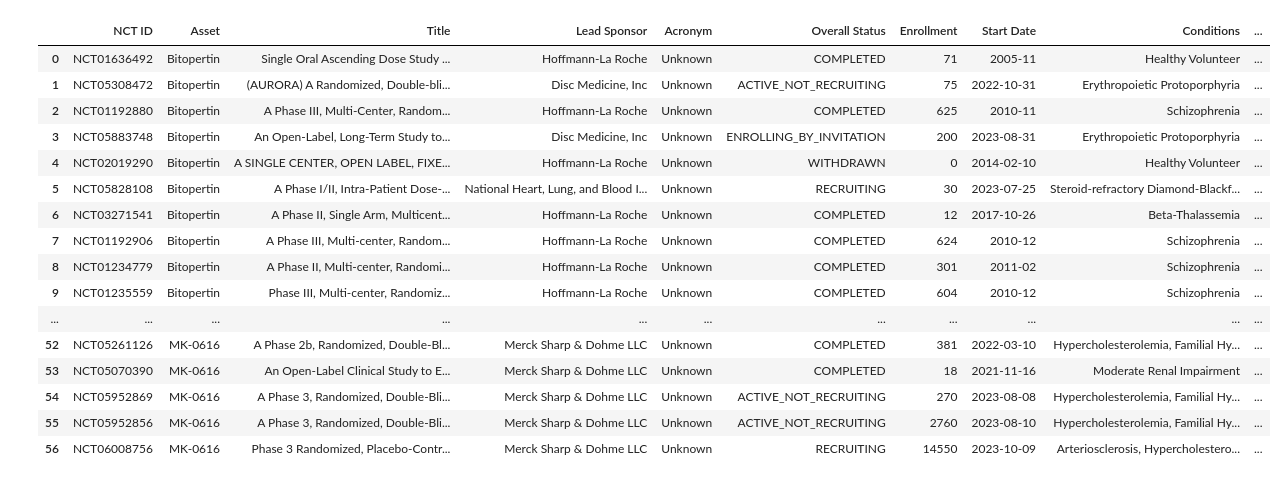
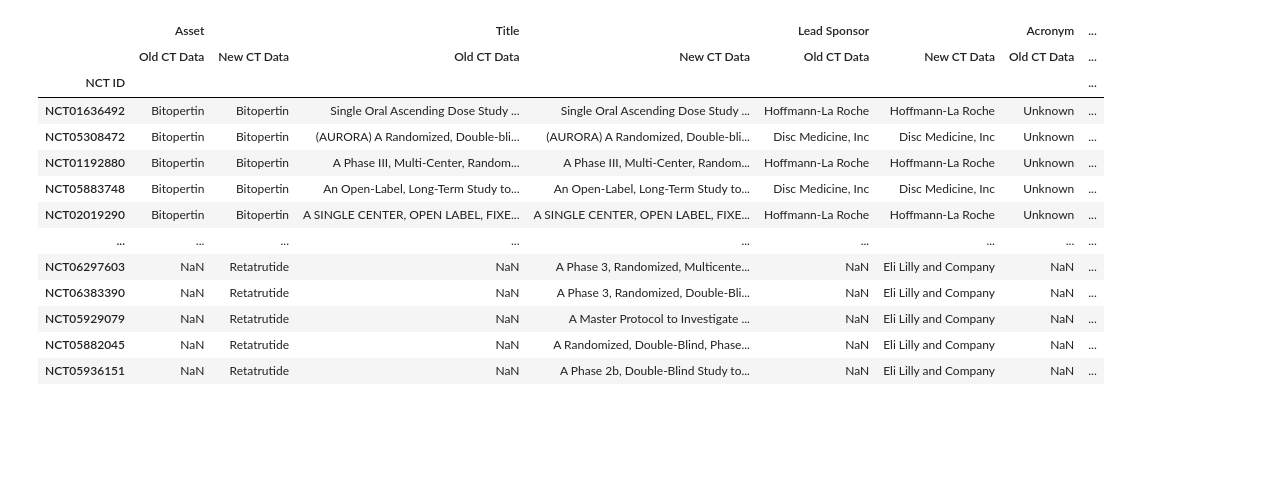
Before and after one commit to mhoffman1996/Biotech, a Jupyter notebook: clinicalTrialsPull.ipynb, the cells around one changed output. Drawn from its saved outputs; the diff is of its cells as text; code cells hidden in the pictures; blank space fills up the shorter version.

```diff
--- a/clinicalTrialsPull.ipynb
+++ b/clinicalTrialsPull.ipynb
@@ -1,11 +1,14 @@
 # %%
 import requests
 import pandas as pd
+import numpy as np
 import openpyxl
+import os
 
 # Read in list of assets of interest and convert to list
-assetFrame = pd.read_excel('assetList.xlsx')
+assetFrame = pd.read_excel('assetList2.xlsx')
 assetList = assetFrame['Asset'].tolist()
+print('Asset list successfully imported')
 
 # Initialize an empty list to store the data
 data_list = []
@@ -100,11 +103,60 @@ for asset in assetList:
             break
 
 # Create a DataFrame from the list of dictionaries
-df = pd.DataFrame(data_list)
+currentDataFrame = pd.DataFrame(data_list)
 
-# Optionally, save the DataFrame to a CSV file
-df.to_csv("oldClinicalTrialsData.csv", index=False)
+# Identify whether comparator trials excel exists
+workingDirectory = os.getcwd()
+isExisting = os.path.exists(workingDirectory+'/oldClinicalTrialsData.csv')
 
-# Print the DataFrame
-df
+# If comparator trial exists already make comparator data frame, otherwise initialize excel
+if isExisting == True:
+
+    # Creating old data frame from existing excel
+    oldDataDirectory = workingDirectory+'/oldClinicalTrialsData.csv'
+    oldDataFrame = pd.read_csv(oldDataDirectory)
+    print('Historic clinical trials data recognized and reconciling changes from historic file and new trial updates.')
+
+    # Concatenate old and new data frames based on NCT ID index and swap to be side by side
+    concatenateFrames = pd.concat([oldDataFrame.set_index('NCT ID'), currentDataFrame.set_index('NCT ID')],
+            axis='columns', keys=['Old CT Data', 'New CT Data'])
+    easyCompareFrames = concatenateFrames.swaplevel(axis='columns')[oldDataFrame.columns[1:]]
+    display(easyCompareFrames)
+
+    # Index old and new dataframes on NCT ID
+    oldDataFrame.set_index('NCT ID', inplace = True)
+    currentDataFrame.set_index('NCT ID', inplace = True)
+
+    # Create dataframes for rows that were added or deleted
+    addedRows = currentDataFrame[~currentDataFrame.index.isin(oldDataFrame.index)]
+    deletedRows = oldDataFrame[~oldDataFrame.index.isin(currentDataFrame.index)]
+
+    # Find modified rows
+    common_index = oldDataFrame.index.intersection(currentDataFrame.index)
+    modified_rows = oldDataFrame.loc[common_index] != currentDataFrame.loc[common_index]
+    modified_rows = modified_rows[modified_rows.any(axis=1)]
+    modified_rows = currentDataFrame.loc[modified_rows.index]
+
+    # Display results
+    print("Added rows:\n")
+    display(addedRows)
+    print("\nDeleted rows:\n")
+    display(deletedRows)
+    print("\nModified rows:\n")
+    display(modified_rows) #Need to fix modified rows
+
+    # For assets that are in both frames, identify when new NCTs have been added, NCTs have changed, and deleted and highlight
+    # Flag trials that are associated from new asset adds and remove
+    # Identify where enrollment, start, completion date change
+
+else:
+
+    # Alerting user that no historic file was found
+    print('No historic clinical trials data is recognized. We are iniitializing a new file for tracking.')
+
+    # Saving new data frame as a csv
+    currentDataFrame.to_csv("oldClinicalTrialsData.csv", index=False)
+
+    # Print the DataFrame
+    display(currentDataFrame)
 # %% [output]
@@ -116,17 +171,14 @@ Fetching data from: https://clinicaltrials.gov/api/v2/studies?query.term=MK-0616
-|  | NCT ID | Asset | Title | Lead Sponsor | Acronym | Overall Status | Enrollment | Start Date | Conditions | ... |
-| 0 | NCT01636492 | Bitopertin | Single Oral Ascending Dose Study ... | Hoffmann-La Roche | Unknown | COMPLETED | 71 | 2005-11 | Healthy Volunteer | ... |
-| 1 | NCT05308472 | Bitopertin | (AURORA) A Randomized, Double-bli... | Disc Medicine, Inc | Unknown | ACTIVE_NOT_RECRUITING | 75 | 2022-10-31 | Erythropoietic Protoporphyria | ... |
-| 2 | NCT01192880 | Bitopertin | A Phase III, Multi-Center, Random... | Hoffmann-La Roche | Unknown | COMPLETED | 625 | 2010-11 | Schizophrenia | ... |
-| 3 | NCT05883748 | Bitopertin | An Open-Label, Long-Term Study to... | Disc Medicine, Inc | Unknown | ENROLLING_BY_INVITATION | 200 | 2023-08-31 | Erythropoietic Protoporphyria | ... |
-| 4 | NCT02019290 | Bitopertin | A SINGLE CENTER, OPEN LABEL, FIXE... | Hoffmann-La Roche | Unknown | WITHDRAWN | 0 | 2014-02-10 | Healthy Volunteer | ... |
-| 5 | NCT05828108 | Bitopertin | A Phase I/II, Intra-Patient Dose-... | National Heart, Lung, and Blood I... | Unknown | RECRUITING | 30 | 2023-07-25 | Steroid-refractory Diamond-Blackf... | ... |
-| 6 | NCT03271541 | Bitopertin | A Phase II, Single Arm, Multicent... | Hoffmann-La Roche | Unknown | COMPLETED | 12 | 2017-10-26 | Beta-Thalassemia | ... |
-| 7 | NCT01192906 | Bitopertin | A Phase III, Multi-center, Random... | Hoffmann-La Roche | Unknown | COMPLETED | 624 | 2010-12 | Schizophrenia | ... |
-| 8 | NCT01234779 | Bitopertin | A Phase II, Multi-center, Randomi... | Hoffmann-La Roche | Unknown | COMPLETED | 301 | 2011-02 | Schizophrenia | ... |
-| 9 | NCT01235559 | Bitopertin | Phase III, Multi-center, Randomiz... | Hoffmann-La Roche | Unknown | COMPLETED | 604 | 2010-12 | Schizophrenia | ... |
-| ... | ... | ... | ... | ... | ... | ... | ... | ... | ... | ... |
-| 52 | NCT05261126 | MK-0616 | A Phase 2b, Randomized, Double-Bl... | Merck Sharp & Dohme LLC | Unknown | COMPLETED | 381 | 2022-03-10 | Hypercholesterolemia, Familial Hy... | ... |
-| 53 | NCT05070390 | MK-0616 | An Open-Label Clinical Study to E... | Merck Sharp & Dohme LLC | Unknown | COMPLETED | 18 | 2021-11-16 | Moderate Renal Impairment | ... |
-| 54 | NCT05952869 | MK-0616 | A Phase 3, Randomized, Double-Bli... | Merck Sharp & Dohme LLC | Unknown | ACTIVE_NOT_RECRUITING | 270 | 2023-08-08 | Hypercholesterolemia, Familial Hy... | ... |
-| 55 | NCT05952856 | MK-0616 | A Phase 3, Randomized, Double-Bli... | Merck Sharp & Dohme LLC | Unknown | ACTIVE_NOT_RECRUITING | 2760 | 2023-08-10 | Hypercholesterolemia, Familial Hy... | ... |
-| 56 | NCT06008756 | MK-0616 | Phase 3 Randomized, Placebo-Contr... | Merck Sharp & Dohme LLC | Unknown | RECRUITING | 14550 | 2023-10-09 | Arteriosclerosis, Hypercholestero... | ... |
+|  | Asset |  | Title |  | Lead Sponsor |  | Acronym | ... |
+|  | Old CT Data | New CT Data | Old CT Data | New CT Data | Old CT Data | New CT Data | Old CT Data | ... |
+| NCT ID |  |  |  |  |  |  |  | ... |
+| NCT01636492 | Bitopertin | Bitopertin | Single Oral Ascending Dose Study ... | Single Oral Ascending Dose Study ... | Hoffmann-La Roche | Hoffmann-La Roche | Unknown | ... |
+| NCT05308472 | Bitopertin | Bitopertin | (AURORA) A Randomized, Double-bli... | (AURORA) A Randomized, Double-bli... | Disc Medicine, Inc | Disc Medicine, Inc | Unknown | ... |
+| NCT01192880 | Bitopertin | Bitopertin | A Phase III, Multi-Center, Random... | A Phase III, Multi-Center, Random... | Hoffmann-La Roche | Hoffmann-La Roche | Unknown | ... |
+| NCT05883748 | Bitopertin | Bitopertin | An Open-Label, Long-Term Study to... | An Open-Label, Long-Term Study to... | Disc Medicine, Inc | Disc Medicine, Inc | Unknown | ... |
+| NCT02019290 | Bitopertin | Bitopertin | A SINGLE CENTER, OPEN LABEL, FIXE... | A SINGLE CENTER, OPEN LABEL, FIXE... | Hoffmann-La Roche | Hoffmann-La Roche | Unknown | ... |
+| ... | ... | ... | ... | ... | ... | ... | ... | ... |
+| NCT06297603 | NaN | Retatrutide | NaN | A Phase 3, Randomized, Multicente... | NaN | Eli Lilly and Company | NaN | ... |
+| NCT06383390 | NaN | Retatrutide | NaN | A Phase 3, Randomized, Double-Bli... | NaN | Eli Lilly and Company | NaN | ... |
+| NCT05929079 | NaN | Retatrutide | NaN | A Master Protocol to Investigate ... | NaN | Eli Lilly and Company | NaN | ... |
+| NCT05882045 | NaN | Retatrutide | NaN | A Randomized, Double-Blind, Phase... | NaN | Eli Lilly and Company | NaN | ... |
+| NCT05936151 | NaN | Retatrutide | NaN | A Phase 2b, Double-Blind Study to... | NaN | Eli Lilly and Company | NaN | ... |
```
Also changed, not shown: parts of 1 cell of this notebook, 2 other files.
